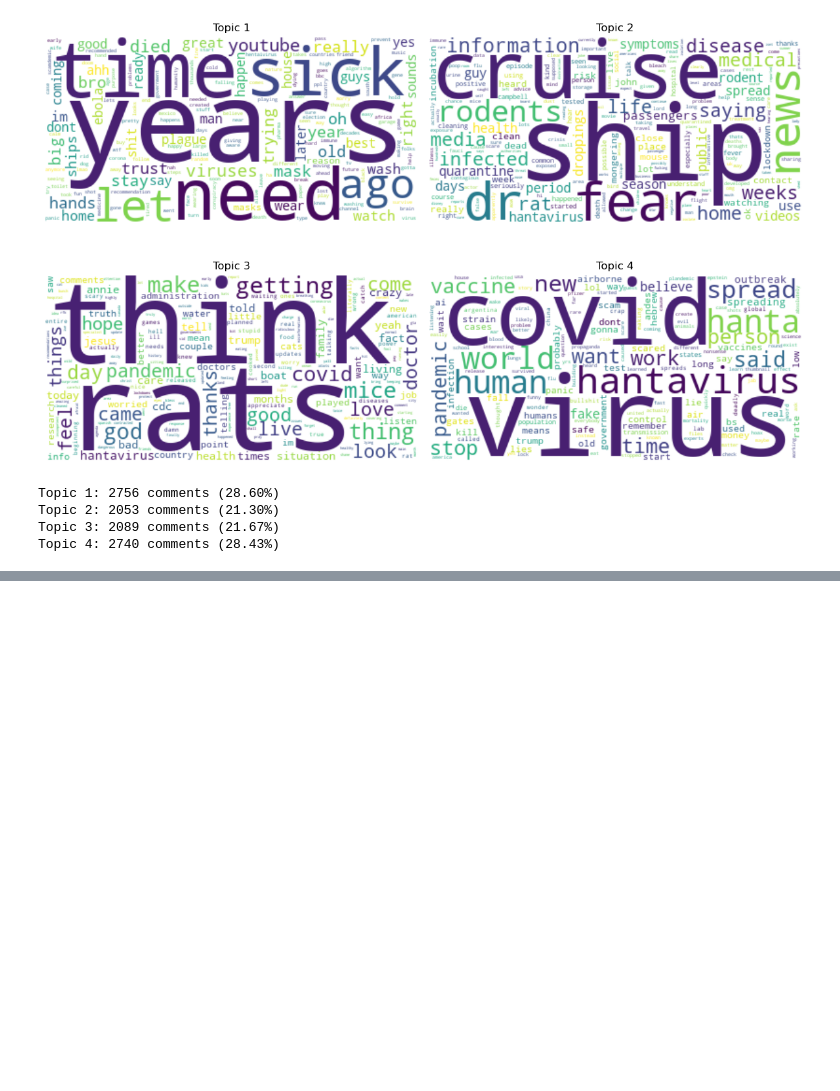
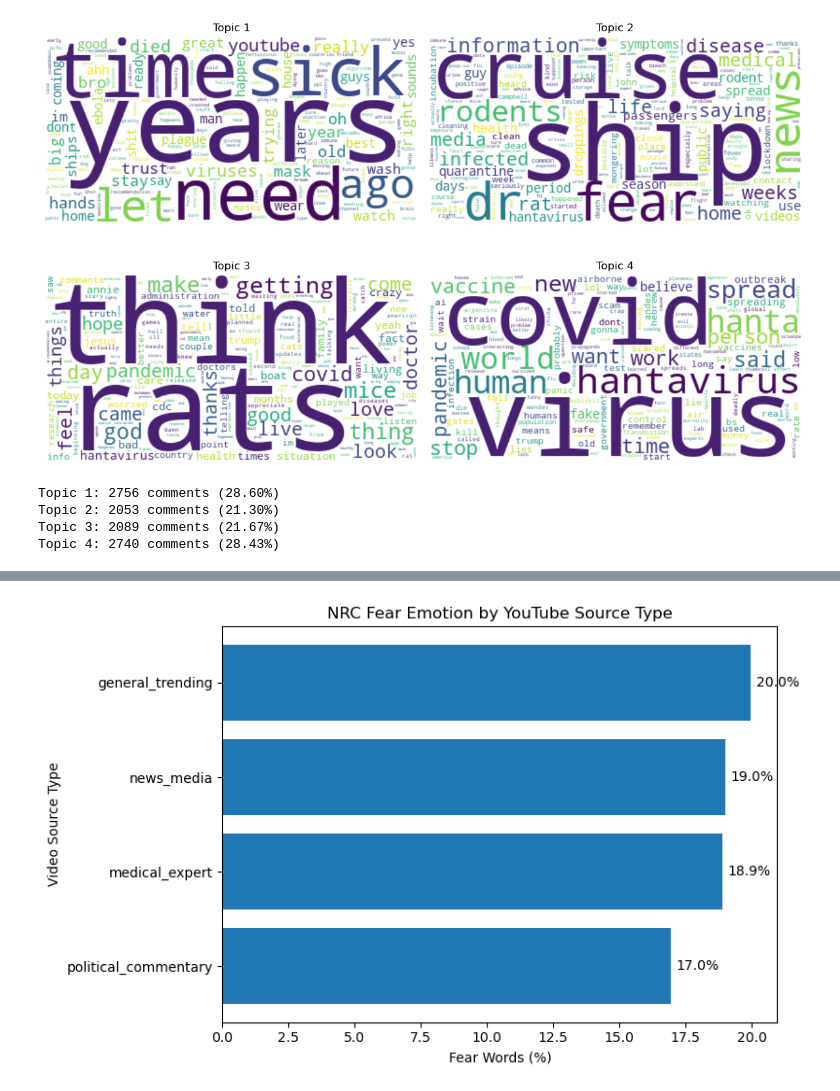
Before and after one commit to BenB51/UGGroup11_SocialMedia_A2, a Jupyter notebook: UG11_Youtube_Analysis.ipynb, the cells around one changed output, grey strips where cells are left out. Saved outputs shown, nothing was run; the diff lists cells and outputs as text; code cells hidden in the pictures; blank space fills up the shorter version.

```diff
--- a/UG11_Youtube_Analysis.ipynb
+++ b/UG11_Youtube_Analysis.ipynb
@@ -1471,0 +1761,19 @@ Topic 4: 2740 comments (28.43%)
+# %%
+# compare fear emotion by source type
+fear_by_type = emotion_by_type_percent.loc["fear"].sort_values(ascending=True)
+
+plt.figure(figsize=(8, 5))
+plt.barh(fear_by_type.index, fear_by_type.values)
+
+plt.title("NRC Fear Emotion by YouTube Source Type")
+plt.xlabel("Fear Words (%)")
+plt.ylabel("Video Source Type")
+
+# add percentage labels
+for i, value in enumerate(fear_by_type.values):
+    plt.text(value + 0.2, i, f"{value:.1f}%", va="center")
+
+plt.tight_layout()
+plt.show()
+# %% [output]
+[figure, added]
```
Also changed, not shown: parts of 15 cells of this notebook.
